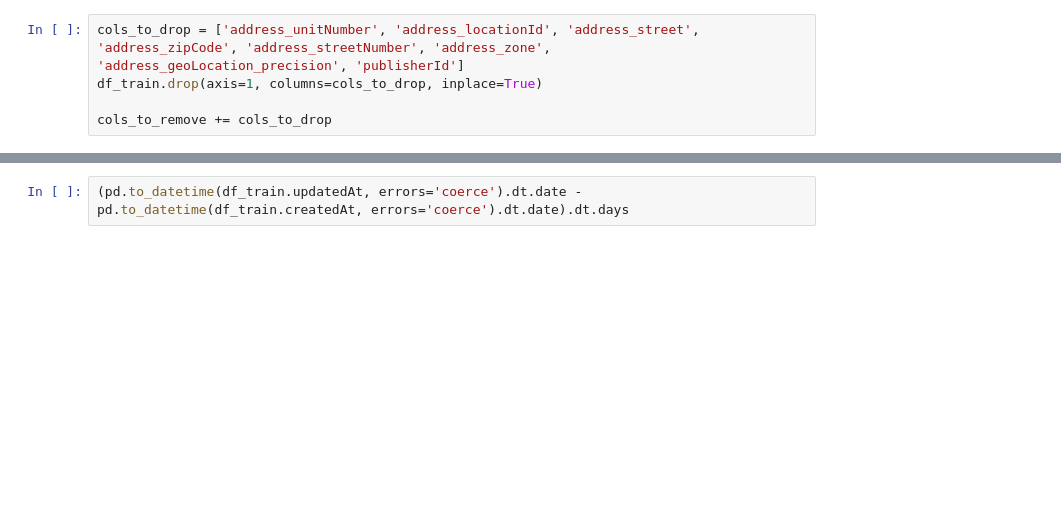
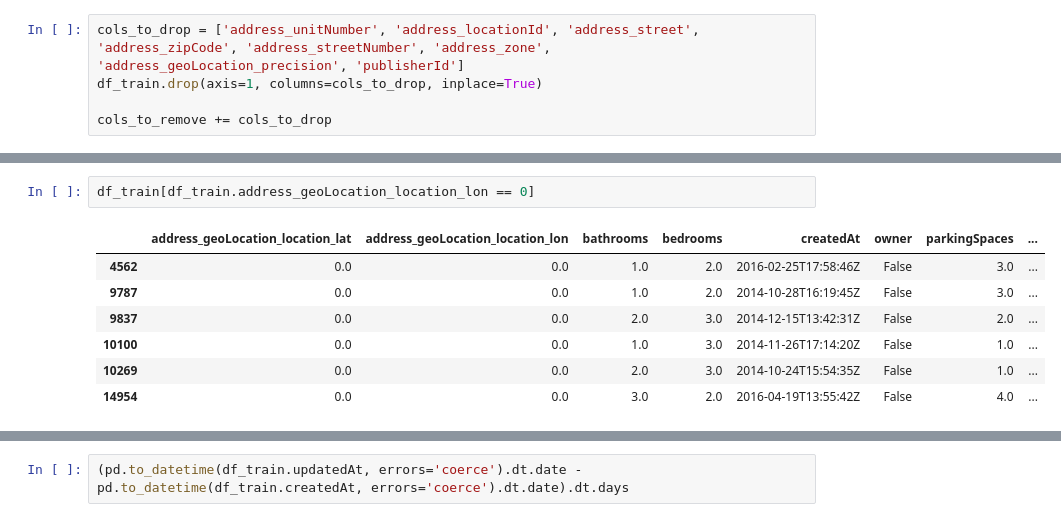
Before and after one commit to fbarscevicius/grupo-zap-ds-challenge, a Jupyter notebook: code/grupo_zap_challenge.ipynb, the cells around one changed output, grey strips where cells are left out. Saved outputs shown, nothing was run; the diff lists cells and outputs as text; blank space fills up the shorter version.

```diff
--- a/code/grupo_zap_challenge.ipynb
+++ b/code/grupo_zap_challenge.ipynb
@@ -277,0 +306,10 @@ df_train.describe(include='all')
+# %%
+df_train[df_train.address_geoLocation_location_lon == 0]
+# %% [output]
+|  | address_geoLocation_location_lat | address_geoLocation_location_lon | bathrooms | bedrooms | createdAt | owner | parkingSpaces | ... |
+| 4562 | 0.0 | 0.0 | 1.0 | 2.0 | 2016-02-25T17:58:46Z | False | 3.0 | ... |
+| 9787 | 0.0 | 0.0 | 1.0 | 2.0 | 2014-10-28T16:19:45Z | False | 3.0 | ... |
+| 9837 | 0.0 | 0.0 | 2.0 | 3.0 | 2014-12-15T13:42:31Z | False | 2.0 | ... |
+| 10100 | 0.0 | 0.0 | 1.0 | 3.0 | 2014-11-26T17:14:20Z | False | 1.0 | ... |
+| 10269 | 0.0 | 0.0 | 2.0 | 3.0 | 2014-10-24T15:54:35Z | False | 1.0 | ... |
+| 14954 | 0.0 | 0.0 | 3.0 | 2.0 | 2016-04-19T13:55:42Z | False | 4.0 | ... |
```
Also changed, not shown: parts of 11 cells of this notebook, 1 other file.
